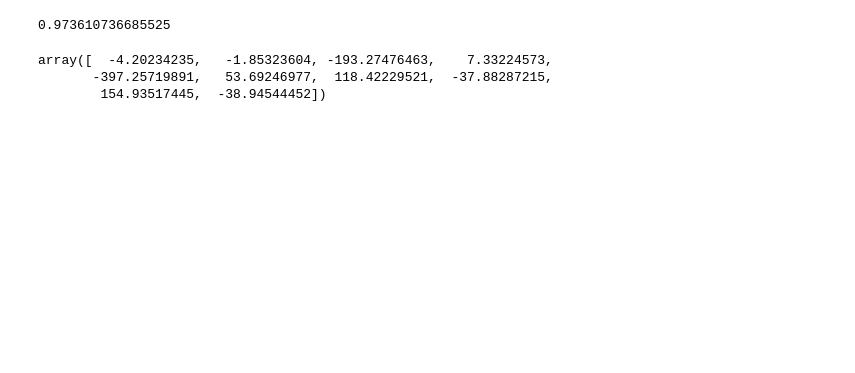
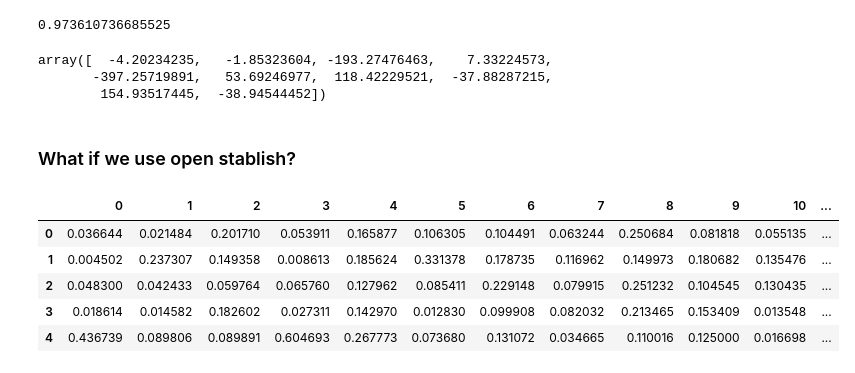
Before and after one commit to ttoddfox/Small-Business-Capstone, a Jupyter notebook: Regression/Regression Analysis.ipynb, the cells around one changed output. Cells and saved outputs as stored; diff of their text form; code cells hidden in the pictures; blank space fills up the shorter version.

```diff
--- a/Regression/Regression Analysis.ipynb
+++ b/Regression/Regression Analysis.ipynb
@@ -114,3 +131,5 @@ lm.coef_
 array([  -4.20234235,   -1.85323604, -193.27476463,    7.33224573,
        -397.25719891,   53.69246977,  118.42229521,  -37.88287215,
         154.93517445,  -38.94544452])
+# %% [markdown]
+### What if we use open stablish?
@@ -116,0 +150,13 @@ array([  -4.20234235,   -1.85323604, -193.27476463,    7.33224573,
+# %%
+# normalizing the dataset
+min_max_scaler = preprocessing.MinMaxScaler()
+np_scaled = min_max_scaler.fit_transform(X)
+X_normalized = pd.DataFrame(np_scaled)
+X_normalized.head()
+# %% [output]
+|  | 0 | 1 | 2 | 3 | 4 | 5 | 6 | 7 | 8 | 9 | 10 | ... |
+| 0 | 0.036644 | 0.021484 | 0.201710 | 0.053911 | 0.165877 | 0.106305 | 0.104491 | 0.063244 | 0.250684 | 0.081818 | 0.055135 | ... |
+| 1 | 0.004502 | 0.237307 | 0.149358 | 0.008613 | 0.185624 | 0.331378 | 0.178735 | 0.116962 | 0.149973 | 0.180682 | 0.135476 | ... |
+| 2 | 0.048300 | 0.042433 | 0.059764 | 0.065760 | 0.127962 | 0.085411 | 0.229148 | 0.079915 | 0.251232 | 0.104545 | 0.130435 | ... |
+| 3 | 0.018614 | 0.014582 | 0.182602 | 0.027311 | 0.142970 | 0.012830 | 0.099908 | 0.082032 | 0.213465 | 0.153409 | 0.013548 | ... |
+| 4 | 0.436739 | 0.089806 | 0.089891 | 0.604693 | 0.267773 | 0.073680 | 0.131072 | 0.034665 | 0.110016 | 0.125000 | 0.016698 | ... |
```
Also changed, not shown: parts of 10 cells of this notebook.
